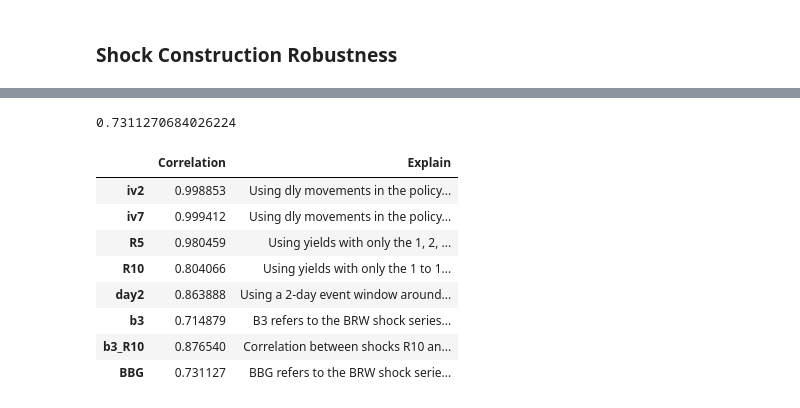
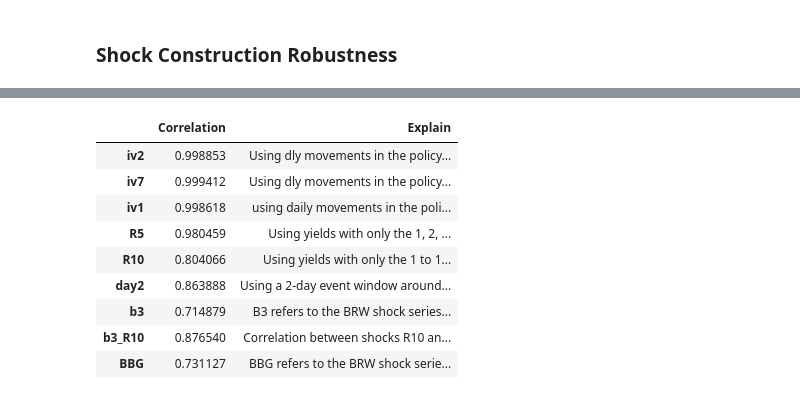
Before and after one commit to araujogab/Monetary-Shocks, a Jupyter notebook: Brasil/BRW/BRW_BR.ipynb, the cells around one changed output, grey strips where cells are left out. Saved outputs shown, nothing was run; the diff lists cells and outputs as text; code cells hidden in the pictures.

```diff
--- a/Brasil/BRW/BRW_BR.ipynb
+++ b/Brasil/BRW/BRW_BR.ipynb
@@ -77,6 +77,7 @@ Convert date to datetime format and create additional date-related columns
 dias_uteis = 5
 iv2 = 2
 iv7 = 7
+iv1 = -1
 
 copom_dates['COPOM_date'] = pd.to_datetime(copom_dates['COPOM_date'])
 copom_dates = copom_dates[copom_dates['COPOM_date'] >= pd.Period("2001-01-01").to_timestamp()]
@@ -84,8 +85,10 @@ copom_dates['COPOM_date'] = cal.offset(copom_dates['COPOM_date'],1)
 instrumento = pd.DataFrame({'COPOM_date': cal.offset(copom_dates['COPOM_date'],dias_uteis),'q':0})
 instrumento_day2 = pd.DataFrame({'COPOM_date': cal.offset(copom_dates['COPOM_date'],iv2),'q':2})
 instrumento_iv2 = pd.DataFrame({'COPOM_date': cal.offset(copom_dates['COPOM_date'],iv7),'q':3})
+instrumento_iv1 = pd.DataFrame({'COPOM_date': cal.offset(copom_dates['COPOM_date'],iv1),'q':4})
 
-copom_dates = pd.concat([copom_dates, instrumento,instrumento_day2,instrumento_iv2])
+
+copom_dates = pd.concat([copom_dates, instrumento,instrumento_day2,instrumento_iv2,instrumento_iv1])
 copom_dates['COPOM_date'] = pd.to_datetime(copom_dates['COPOM_date'])
 copom_dates["year"] = copom_dates["COPOM_date"].dt.year
 copom_dates["month"] = copom_dates["COPOM_date"].dt.month
@@ -384,7 +387,7 @@ plt.show()
 # %% [markdown]
 ### Shock Construction Robustness
 # %%
-### IV2 refers to the BRW shock series aligned using daily movements in the policy indicator 2-days after COPOM announcement day rather than one week as the instrumental variable
+### IV2 refers to the BRW shock series aligned using daily movements in the policy indicator 2-days after COPOM announcement day rather than one week as the instrumental variable### IV2 refers to the BRW shock series aligned using daily movements in the policy indicator 2-days after COPOM announcement day rather than one week as the instrumental variable
 
 data_iv2 = data_complete[data_complete["q"].isin([1, 2])].copy()
 step_1(data_iv2,list_maturities,2)
@@ -397,6 +400,14 @@ data_iv7 = data_complete[data_complete["q"].isin([1, 3])].copy()
 step_1(data_iv7,list_maturities,3)
 data_iv7 = step_2(data_iv7)
 renormalization(data_iv7)
+
+### IV1 refers to the BRW shock series aligned using daily movements in the policy indicator 1-day before COPOM announcement day rather than one week as the instrumental variable### IV2 refers to the BRW shock series aligned using daily movements in the policy indicator 2-days after COPOM announcement day rather than one week as the instrumental variable
+
+data_iv1 = data_complete[data_complete["q"].isin([1, 4])].copy()
+step_1(data_iv1,list_maturities,4)
+data_iv1 = step_2(data_iv1)
+renormalization(data_iv1)
+
 
 ### R5 refers to the BRW shock series aligned using zero-coupon yields with only the 1, 2, 5, 10, 30-year maturities as outcome variables
 
@@ -458,6 +469,9 @@ columns_2.isetitem(columns_2.columns.get_loc('mdate'), columns_2['mdate'].dt.str
 columns_7 = data_iv7[['mdate', 'BRW_daily']]
 columns_7.isetitem(columns_7.columns.get_loc('mdate'), columns_7['mdate'].dt.strftime('%Y-%m'))
 
+columns_1 = data_iv1[['mdate', 'BRW_daily']]
+columns_1.isetitem(columns_1.columns.get_loc('mdate'), columns_1['mdate'].dt.strftime('%Y-%m'))
+
 columns_R5 = data_R5[['mdate', 'BRW_daily']]
 columns_R5.isetitem(columns_R5.columns.get_loc('mdate'), columns_R5['mdate'].dt.strftime('%Y-%m'))
 
@@ -477,6 +491,8 @@ data_monthly = data_monthly.merge(columns_2, on='mdate', how='left', suffixes=['
 data_monthly['BRW_daily_iv2'].fillna(0, inplace=True)
 data_monthly = data_monthly.merge(columns_7, on='mdate', how='left', suffixes = ['', '_iv7'])
 data_monthly['BRW_daily_iv7'].fillna(0, inplace=True)
+data_monthly = data_monthly.merge(columns_1, on='mdate', how='left', suffixes = ['', '_iv1'])
+data_monthly['BRW_daily_iv1'].fillna(0, inplace=True)
 data_monthly = data_monthly.merge(columns_R5, on='mdate', how='left', suffixes = ['', '_R5'])
 data_monthly['BRW_daily_R5'].fillna(0, inplace=True)
 data_monthly = data_monthly.merge(columns_R10, on='mdate', how='left', suffixes = ['', '_R10'])
@@ -691,28 +693,26 @@ data_monthly
-# %%
-data_monthly.iloc[15:]['BRW_daily_BBG'].corr(data_monthly['BRW_daily'].iloc[15:])
-# %% [output]
-0.7311270684026224
 # %%
 robustness = {
     'iv2': [data_monthly['BRW_daily'].corr(data_monthly['BRW_daily_iv2']), "Using dly movements in the policy indicator 2-days after COPOM announcement day as IV"],
     'iv7': [data_monthly['BRW_daily'].corr(data_monthly['BRW_daily_iv7']), "Using dly movements in the policy indicator 7-days after COPOM announcement day as IV"],
+    'iv1': [data_monthly['BRW_daily'].corr(data_monthly['BRW_daily_iv1']), "using daily movements in the policy indicator 1-day before COPOM announcement day rather than one week as the instrumental variable### IV2 refers to the BRW shock series aligned using daily movements in the policy indicator 2-days after COPOM announcement day rather than one week as the instrumental variable"],
     'R5': [data_monthly['BRW_daily'].corr(data_monthly['BRW_daily_R5']), "Using yields with only the 1, 2, 5, 10, 30-year maturities as outcome variables"],
     'R10': [data_monthly['BRW_daily'].corr(data_monthly['BRW_daily_R10']), "Using yields with only the 1 to 10-year maturities as outcome variables"],
     'day2': [data_monthly['BRW_daily'].corr(data_monthly['BRW_daily_day2']), "Using a 2-day event window around COPOM announcement days"],
     'b3': [data_monthly['BRW_daily'].corr(data_monthly['BRW_daily_b3']), "B3 refers to the BRW shock series aligned using the BM&F Pre x DI Curve (1y to 15y)"],
     'b3_R10': [data_monthly['BRW_daily_R10'].corr(data_monthly['BRW_daily_b3']), "Correlation between shocks R10 and B3, data difficulty for data above 10 years B3."],
     'BBG': [data_monthly.iloc[15:]['BRW_daily_BBG'].corr(data_monthly['BRW_daily'].iloc[15:]),"BBG refers to the BRW shock series aligned using the BRL Curva de soberanos from Bloomberg"]
 
 
 }
 
 summary_robustness = pd.DataFrame.from_dict(robustness, orient='index', columns=[['Correlation','Explain']])
 
 summary_robustness
 # %% [output]
 |  | Correlation | Explain |
 | iv2 | 0.998853 | Using dly movements in the policy... |
 | iv7 | 0.999412 | Using dly movements in the policy... |
+| iv1 | 0.998618 | using daily movements in the poli... |
 | R5 | 0.980459 | Using yields with only the 1, 2, ... |
 | R10 | 0.804066 | Using yields with only the 1 to 1... |
 | day2 | 0.863888 | Using a 2-day event window around... |
```
Also changed, not shown: parts of 6 cells of this notebook, 2 other files.
